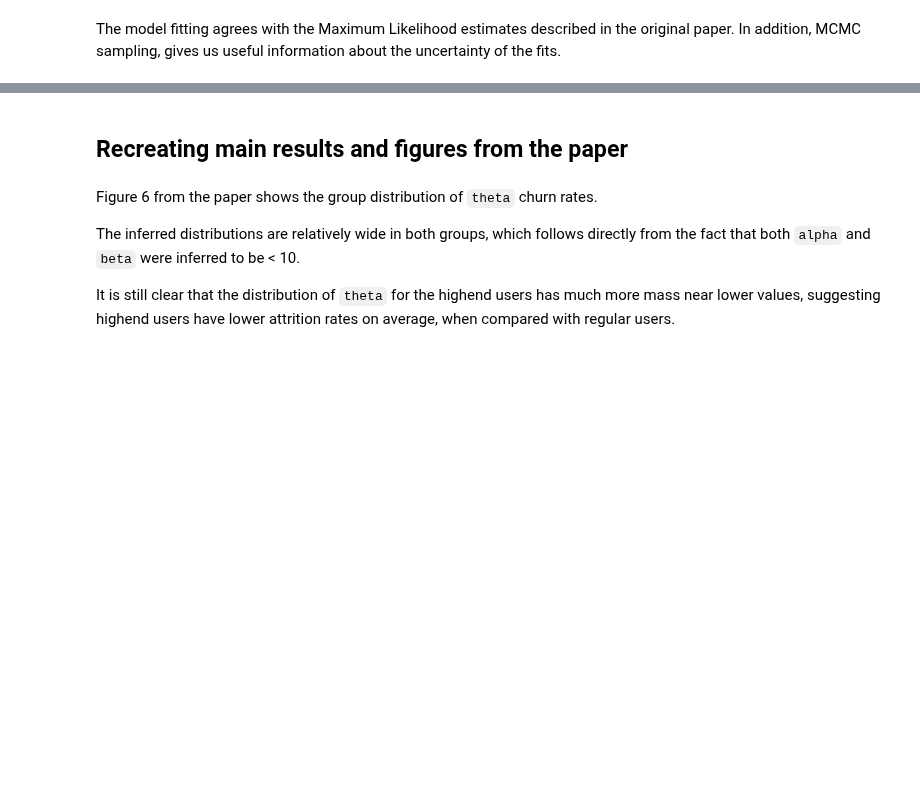
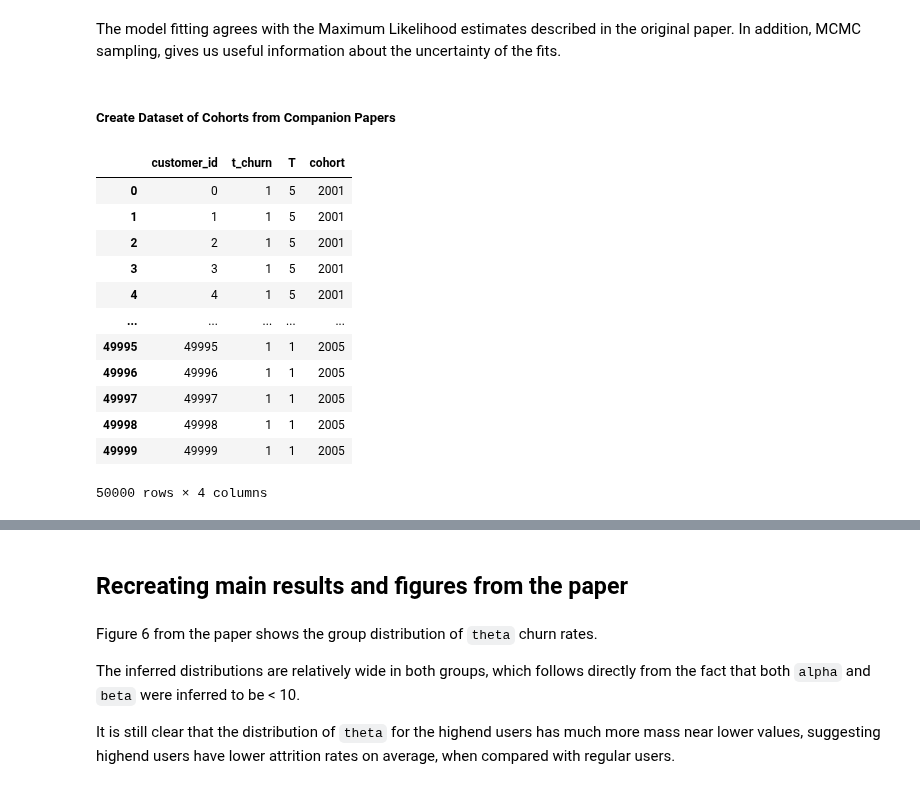
Before and after one commit to ColtAllen/pymc-marketing, a Jupyter notebook: docs/source/notebooks/clv/dev/sBG-Population.ipynb, the cells around one changed output, grey strips where cells are left out. Drawn from its saved outputs; the diff is of its cells as text; code cells hidden in the pictures; blank space fills up the shorter version.

```diff
--- a/docs/source/notebooks/clv/dev/sBG-Population.ipynb
+++ b/docs/source/notebooks/clv/dev/sBG-Population.ipynb
@@ -307,5 +278,13 @@ az.summary(idata,var_names=["alpha", "beta"])
 # %%
+# Map cohort-wise [alpha, beta] refs to ArviZ variable labels
+ref_val_map = {}
+for cohort, (a_ref, b_ref) in ref_val.items():
+    ref_val_map[f"alpha\n{cohort}"] = a_ref
+    ref_val_map[f"beta\n{cohort}"]  = b_ref
+
 az.plot_posterior(
-    idata.posterior, var_names=["alpha", "beta"], ref_val=ref_val["regular"]
-);
+    idata,  # InferenceData; uses the posterior group by default
+    var_names=["alpha", "beta"],
+    ref_val=ref_val_map,
+)
 # %% [output]
@@ -387,3 +296,68 @@ The effective sample size per chain is smaller than 100 for some parameters.  A
 # %% [markdown]
 The model fitting agrees with the Maximum Likelihood estimates described in the original paper.
 In addition, MCMC sampling, gives us useful information about the uncertainty of the fits.
+# %% [markdown]
+##### Create Dataset of Cohorts from Companion Papers
+# %%
+import numpy as np
+import pandas as pd
+
+# Cohort table from the markdown (empty cells omitted)
+cohort_counts = {
+    2001: {2001: 10000, 2002: 8000, 2003: 6480, 2004: 5307, 2005: 4391},
+    2002: {2002: 10000, 2003: 8000, 2004: 6480, 2005: 5307},
+    2003: {2003: 10000, 2004: 8000, 2005: 6480},
+    2004: {2004: 10000, 2005: 8000},
+    2005: {2005: 10000},
+}
+# (Bottom totals row is intentionally ignored)
+
+rows = []
+for cohort, year_counts in cohort_counts.items():
+    years_sorted = sorted(year_counts)
+    ages = [y - cohort for y in years_sorted]
+    S = [year_counts[y] for y in years_sorted]  # survivors per age
+    last_t = ages[-1]  # observation window for this cohort (right-censoring time T)
+
+    # Churn in interval t -> t+1 (event observed at t)
+    for t in range(len(S) - 1):
+        count = S[t] - S[t + 1]
+        if count > 0:
+            rows.append({"cohort": cohort, "t_churn": t, "T": last_t, "count": count})
+
+    # Right-censored at last observed age (still active)
+    if S[-1] > 0:
+        rows.append({"cohort": cohort, "t_churn": last_t, "T": last_t, "count": S[-1]})
+
+counts_df = pd.DataFrame(rows)
+
+# Expand to one row per customer
+t_churn_array = np.repeat(counts_df["t_churn"].to_numpy(), counts_df["count"].to_numpy())
+T_array = np.repeat(counts_df["T"].to_numpy(), counts_df["count"].to_numpy())
+cohort_array = np.repeat(counts_df["cohort"].to_numpy(), counts_df["count"].to_numpy())
+customer_id = np.arange(t_churn_array.size)
+
+df = pd.DataFrame(
+    {
+        "customer_id": customer_id,
+        "t_churn": t_churn_array + 1,
+        "T": T_array + 1,
+        "cohort": cohort_array,
+    }
+).astype({"customer_id": int, "t_churn": int, "T": int, "cohort": str})
+
+df
+# %% [output]
+|  | customer_id | t_churn | T | cohort |
+| 0 | 0 | 1 | 5 | 2001 |
+| 1 | 1 | 1 | 5 | 2001 |
+| 2 | 2 | 1 | 5 | 2001 |
+| 3 | 3 | 1 | 5 | 2001 |
+| 4 | 4 | 1 | 5 | 2001 |
+| ... | ... | ... | ... | ... |
+| 49995 | 49995 | 1 | 1 | 2005 |
+| 49996 | 49996 | 1 | 1 | 2005 |
+| 49997 | 49997 | 1 | 1 | 2005 |
+| 49998 | 49998 | 1 | 1 | 2005 |
+| 49999 | 49999 | 1 | 1 | 2005 |
+50000 rows × 4 columns
```
Also changed, not shown: parts of 18 cells of this notebook.
